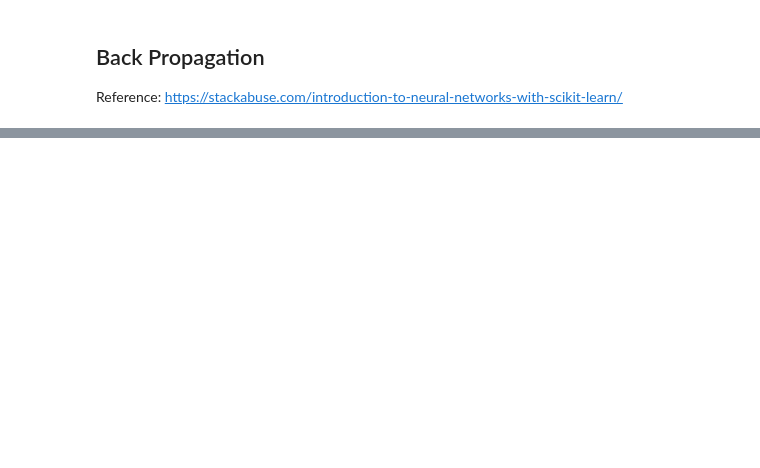
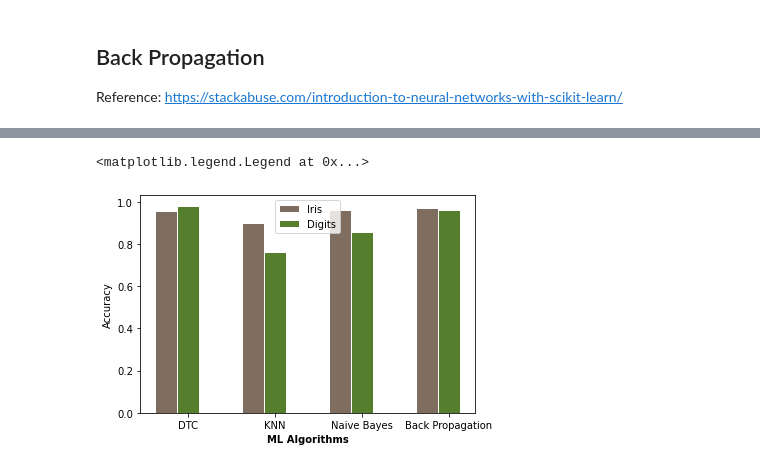
Before and after one commit to js3467/AI-Final, a Jupyter notebook: AI_Final_Part_A .ipynb, the cells around one changed output, grey strips where cells are left out. Saved outputs shown, nothing was run; the diff lists cells and outputs as text; code cells hidden in the pictures; blank space fills up the shorter version.

```diff
--- a/AI_Final_Part_A .ipynb
+++ b/AI_Final_Part_A .ipynb
@@ -278,3 +309,5 @@ KNN_digit_runtime
+# %%
+KNN_digits_score = model.score(trainData, trainLabels)
 # %% [markdown]
 ## Decision Tree
 
@@ -291,4 +324,4 @@ model.fit(trainData , trainLabels)
 stop = time.time()
 DT_digit_runtime = stop-start
 # %%
-model.score(testData, testLabels)
+DST_digits_score = model.score(testData, testLabels)
@@ -307,4 +338,4 @@ stop = time.time()
 GNB_digits_runtime = stop-start
 # %%
 GaussianNB(priors=None)
-gnb.score(ddata,digits.target)
+GNB_digits_score = gnb.score(ddata,digits.target)
@@ -416,0 +515,26 @@ inertia    homo   compl  v-meas     ARI AMI  silhouette
+# %%
+# Manual Addition of variables from results
+MLP_digits_acc = 0.96
+MLP_iris_acc = 0.97
+KNN_iris_acc = 0.90
+# %%
+barWidth = 0.25
+
+Iris_acc = [DTC_score, KNN_iris_acc, gnb_score, MLP_iris_acc]
+Digit_acc = [KNN_digits_score, DST_digits_score, GNB_digits_score, MLP_digits_acc]
+
+r1 = np.arange(len(Iris_acc))
+r2 = [x + barWidth for x in r1]
+
+
+plt.bar(r1, Iris_acc, color='#7f6d5f', width=barWidth, edgecolor='white', label='Iris')
+plt.bar(r2, Digit_acc, color='#557f2d', width=barWidth, edgecolor='white', label='Digits')
+
+plt.xlabel('ML Algorithms', fontweight='bold')
+plt.xticks([r + barWidth for r in range(len(Iris_acc))], ['DTC', 'KNN', 'Naive Bayes', 'Back Propagation'])
+plt.ylabel('Accuracy')
+
+plt.legend()
+# %% [output]
+<matplotlib.legend.Legend at 0x...>
+[figure, added]
```
Also changed, not shown: parts of 47 cells of this notebook, 1 other file.
